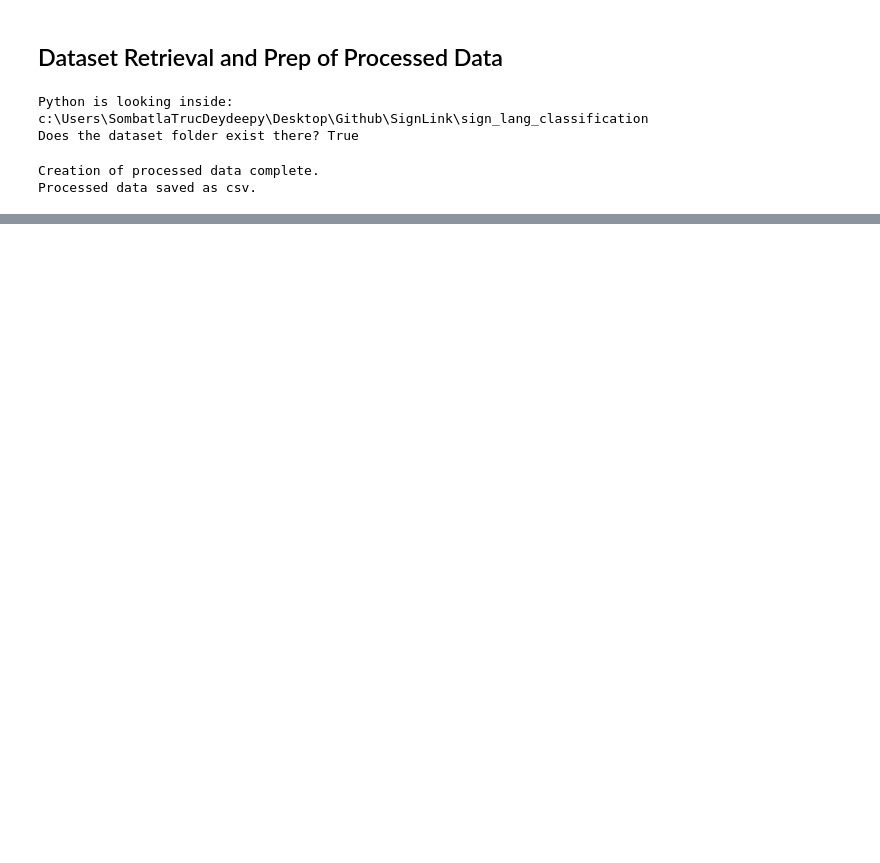
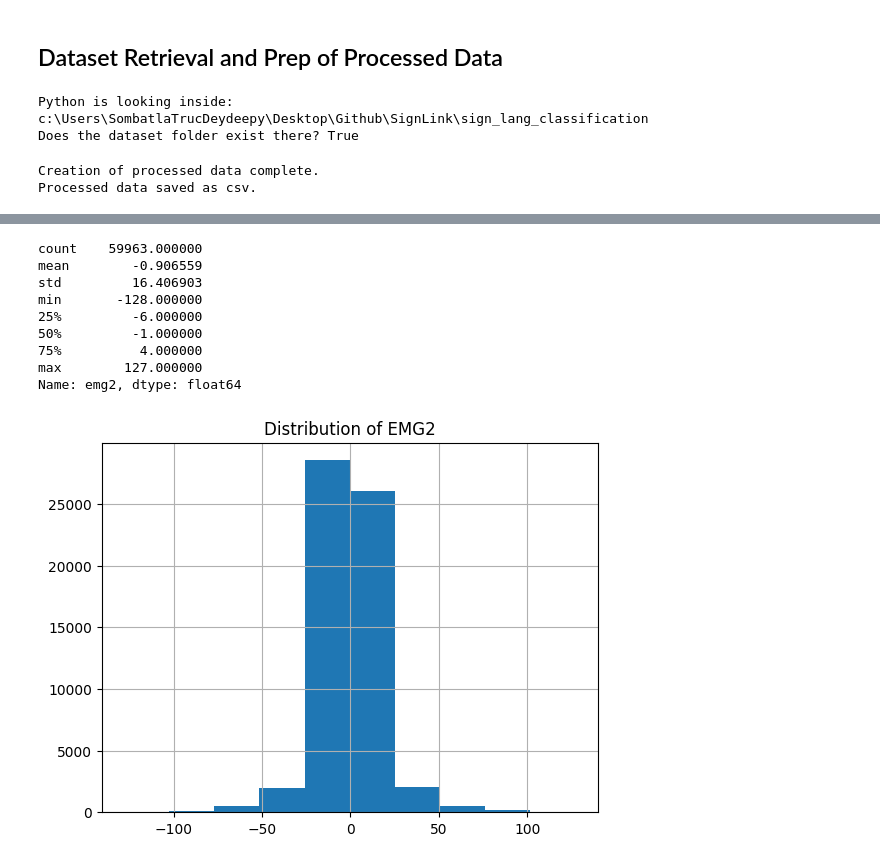
Before and after one commit to codingsanji/SignLink_main, a Jupyter notebook: sign_lang_classification/work.ipynb, the cells around one changed output, grey strips where cells are left out. Drawn from its saved outputs; the diff is of its cells as text; code cells hidden in the pictures; blank space fills up the shorter version.

```diff
--- a/sign_lang_classification/work.ipynb
+++ b/sign_lang_classification/work.ipynb
@@ -162,0 +259,16 @@ Length: 26, dtype: str
+# %%
+# Managing outliers in EMG2 using IQR method (histogram)
+final_data["emg2"].hist()
+plt.title("Distribution of EMG2")
+final_data["emg2"].describe()
+# %% [output]
+count    59963.000000
+mean        -0.906559
+std         16.406903
+min       -128.000000
+25%         -6.000000
+50%         -1.000000
+75%          4.000000
+max        127.000000
+Name: emg2, dtype: float64
+[figure, added]
```
Also changed, not shown: parts of 53 cells of this notebook, 12 other files.
